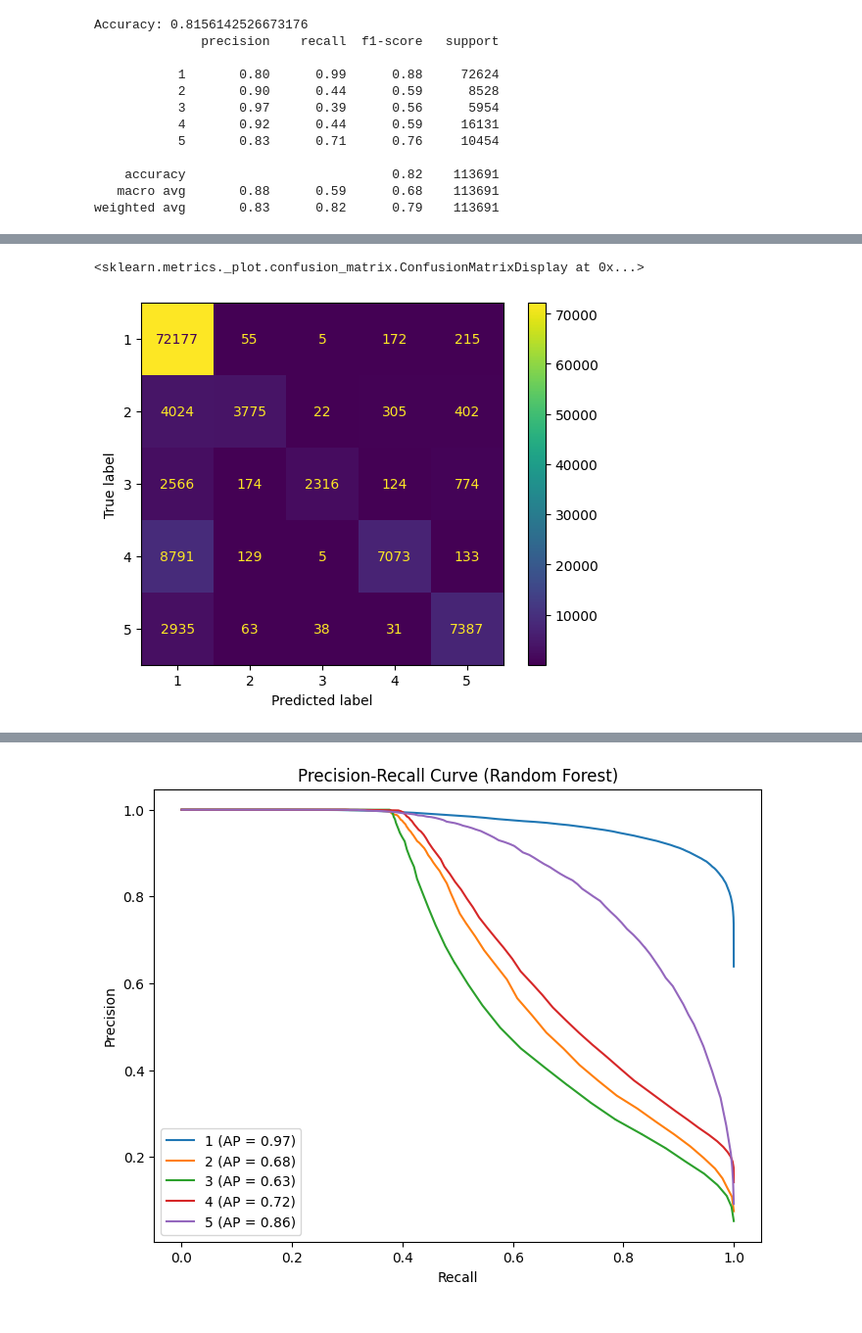
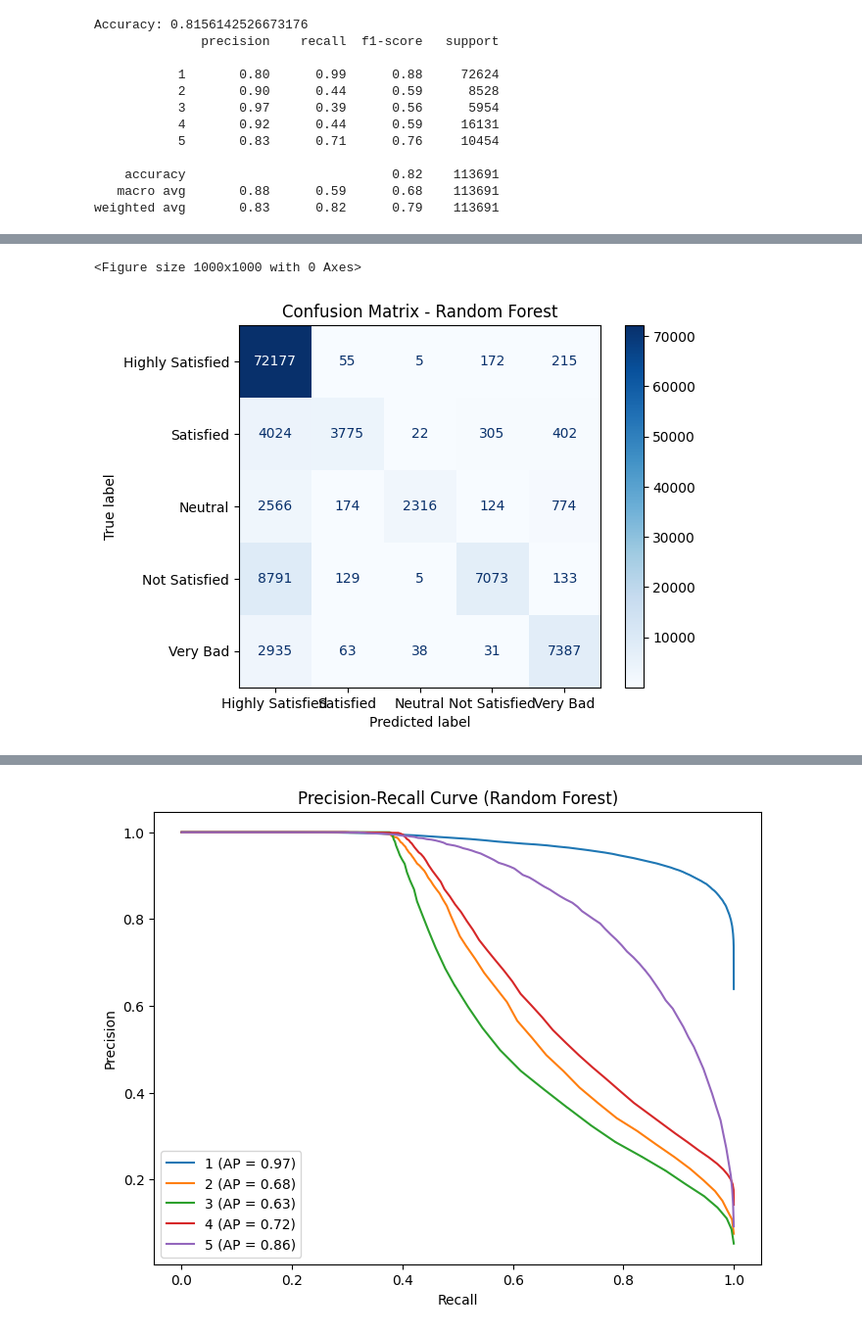
Before and after one commit to sambhukalaga27/lab2_ML_NN, a Jupyter notebook: sai_lab2_new.ipynb, the cells around one changed output, grey strips where cells are left out. Shown: that part at 98% size. Cells and saved outputs as stored; diff of their text form; code cells hidden in the pictures.

```diff
--- a/sai_lab2_new.ipynb
+++ b/sai_lab2_new.ipynb
@@ -449,14 +447,25 @@ While the Random Forest classifier provides a **strong baseline performance (81.
-# %%
-import matplotlib.pyplot as plt
-from sklearn import metrics
-
-confusion_matrix_rf = metrics.confusion_matrix(y_test, rf_preds)
-
-cm_display1 = metrics.ConfusionMatrixDisplay(confusion_matrix = confusion_matrix_rf, display_labels = [1, 2, 3, 4, 5])
-
-cm_display1.plot()
-# %% [output]
-<sklearn.metrics._plot.confusion_matrix.ConfusionMatrixDisplay at 0x...>
-[figure, removed]
+# %%
+import matplotlib.pyplot as plt
+from sklearn import metrics
+
+# figure size
+plt.figure(figsize=(10, 10))
+
+# confusion matrix for the random forest classifier
+confusion_matrix_rf = metrics.confusion_matrix(y_test, rf_preds)
+
+# Define class labels
+class_labels = ["Highly Satisfied", "Satisfied", "Neutral", "Not Satisfied", "Very Bad"]
+
+# display confusion matrix
+rf_display = metrics.ConfusionMatrixDisplay(confusion_matrix=confusion_matrix_rf, display_labels=class_labels)
+rf_display.plot(cmap="Blues", values_format="d")
+
+
+plt.title("Confusion Matrix - Random Forest")
+plt.show()
+# %% [output]
+<Figure size 1000x1000 with 0 Axes>
+[figure, added]
 # %% [markdown]
 ## **Confusion Matrix Analysis**
```
Also changed, not shown: parts of 18 cells of this notebook.
